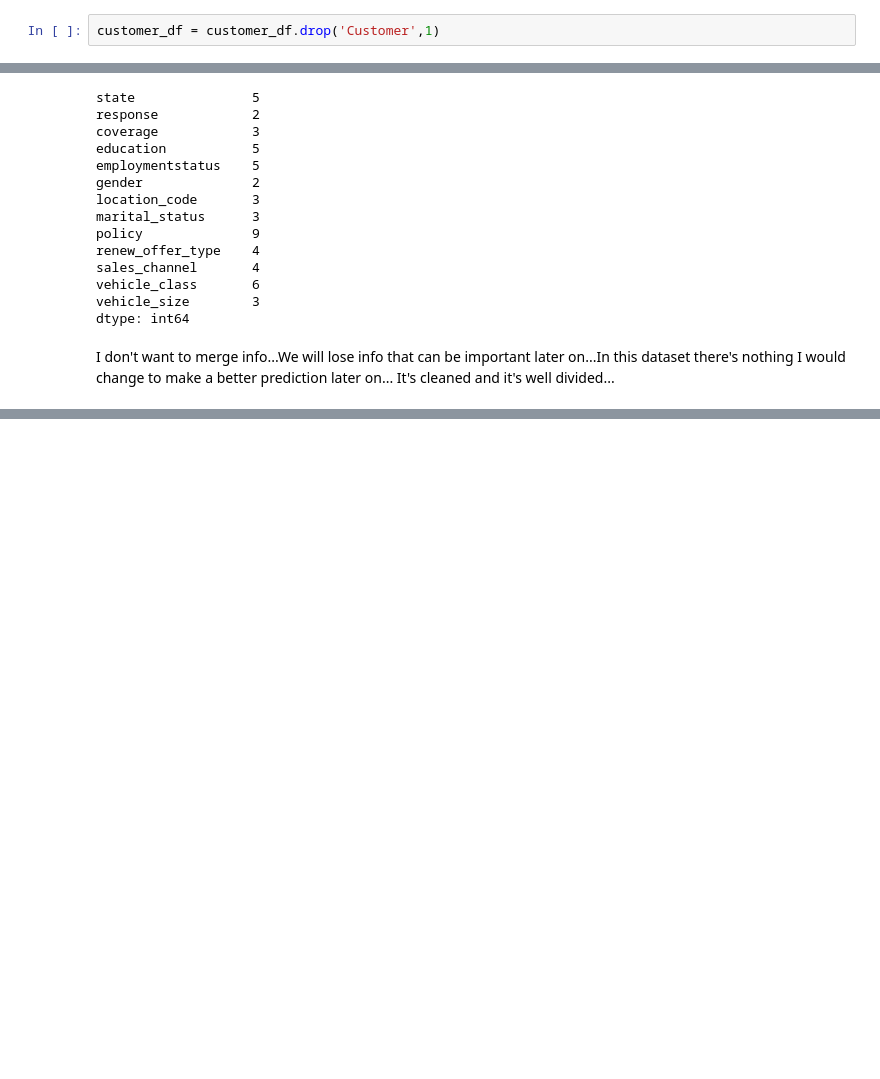
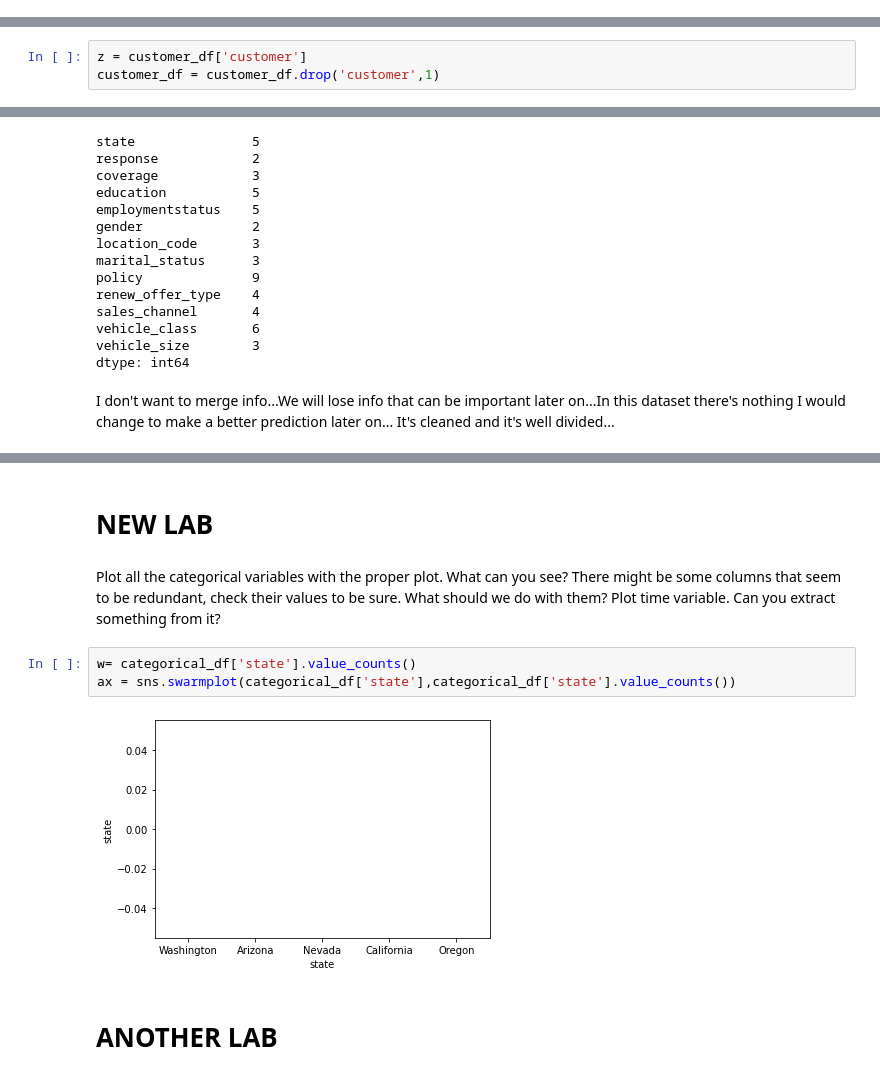
Before and after one commit to mferreiracad/lab-cleaning-numerical-data, a Jupyter notebook: main_notebook.ipynb, the cells around one changed output, grey strips where cells are left out. Saved outputs shown, nothing was run; the diff lists cells and outputs as text; blank space fills up the shorter version.

```diff
--- a/main_notebook.ipynb
+++ b/main_notebook.ipynb
@@ -31,8 +31,6 @@ Rename the columns so they follow the PE8 (snake case) (lower_case_with_undersco
 Change effective to date column to datetime format.
 # %% [markdown]
 Customer -> Drop
-# %%
-customer_df = customer_df.drop('Customer',1)
 # %%
 customer_df.columns = customer_df.columns.str.replace(' ','_').str.lower()
 # %%
@@ -60,3 +58,6 @@ memory usage: 1.6+ MB
+# %%
+z = customer_df['customer']
+customer_df = customer_df.drop('customer',1)
 # %%
 customer_df.isnull().sum()/len(customer_df) # No NaN's!
 # %% [output]
@@ -503,0 +514,14 @@ I don't want to merge info...We will lose info that can be important later on...
+# %% [markdown]
+# NEW LAB
+# %% [markdown]
+Plot all the categorical variables with the proper plot. What can you see?
+There might be some columns that seem to be redundant, check their values to be sure.
+What should we do with them?
+Plot time variable. Can you extract something from it?
+# %%
+w= categorical_df['state'].value_counts()
+ax = sns.swarmplot(categorical_df['state'],categorical_df['state'].value_counts())
+# %% [output]
+[figure, added]
+# %% [markdown]
+# ANOTHER LAB
```
Also changed, not shown: parts of 23 cells of this notebook, 1 other file.
